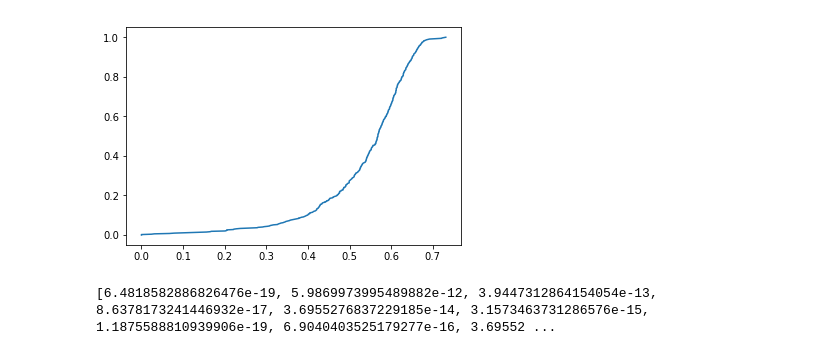
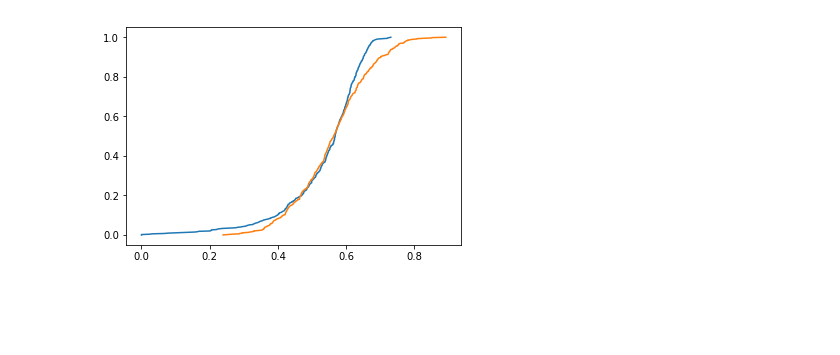
Before and after one commit to rebeccachen0/asiaa, a Jupyter notebook: forward_modeling.ipynb, the cells around one changed output. Cells and saved outputs as stored; diff of their text form; code cells hidden in the pictures; blank space fills up the shorter version.

```diff
--- a/forward_modeling.ipynb
+++ b/forward_modeling.ipynb
@@ -7,3 +9,11 @@ from scipy.stats import halfnorm, kstest, ks_2samp
 mars = np.genfromtxt('harp_mars.dat', usecols=np.arange(0, 9))
 jupiter = np.genfromtxt('harp_jupiter.dat', usecols=np.arange(0, 8))
 uranus = np.genfromtxt('harp_uranus.dat', usecols=np.arange(0, 8))
+# %%
+mars_unc = np.genfromtxt('harp_mars_unc.dat')
+jupiter_unc = np.genfromtxt('harp_jupiter_unc.dat')
+uranus_unc = np.genfromtxt('harp_uranus_unc.dat')
+planets_unc = np.concatenate((mars_unc[:,9], jupiter_unc[:,8], uranus_unc[:,8]), axis=0)
+# %%
+yerr = np.mean(planets_unc[planets_unc!=0])
+print(yerr)
@@ -32,3 +44,15 @@ dates = [datetime.datetime.strptime(str(int(date)),'%Y%m%d') for date in raw_dat
 # %%
 oldest = min(dates)
 days = np.array([np.float64((date - oldest).days) + 1 for date in dates])
+# %%
+def draw_samp(x, m, b, yerr_mu, yerr_sig, bias_mu, bias_sig):
+    result = []
+    yerr = np.random.normal(yerr_mu, yerr_sig, size = len(x))
+#     scatter = np.random.normal(scatter_mu, scatter_sig, size = len(x))
+    bias = halfnorm.rvs(bias_mu, bias_sig, size = len(x))
+#         print(yerr, scatter, bias)
+    result = yerr - bias + (m*x + b)
+    return np.array(result)
+# %%
+sample = draw_samp(days, 0.0, .61, 0.0, .1, 0.0, .07)
+print(sample)
@@ -35,10 +77,12 @@ days = np.array([np.float64((date - oldest).days) + 1 for date in dates])
 # %%
 sort_y = np.sort(planets_etamb)
 p = np.linspace(0, 1, len(planets_etamb))
 data_CDF = lambda x: np.interp(x, sort_y, p)
 
+#plotting CDF of data vs CDF of sample dataset
 plt.figure(1)
 plt.plot(sort_y, p)
+plt.plot(np.sort(sample), p)
 plt.show()
 # %% [output]
-[figure, old version]
+[figure, new version]
@@ -54,12 +88,0 @@ def draw_samp(x, m, b, yerr_mu, yerr_sig, scatter_mu, scatter_sig, bias_mu, bias
-# %%
-def calc1000pval(m, b, yerr_mu, yerr_sig, scatter_mu, scatter_sig, bias_mu, bias_sig):
-    stats = []
-    for i in range(1000):
-        trial = draw_samp(days, m, b, yerr_mu, yerr_sig, scatter_mu, scatter_sig, bias_mu, bias_sig)
-        ks_stat = ks_2samp(planets_etamb, trial)
-        stats.append(ks_stat[1])
-    return stats
-
-print(calc1000pval(m, b, yerr_mu, yerr_sig, scatter_mu, scatter_sig, bias_mu, bias_sig))
-# %% [output]
-[6.4818582886826476e-19, 5.9869973995489882e-12, 3.9447312864154054e-13, 8.6378173241446932e-17, 3.6955276837229185e-14, 3.1573463731286576e-15, 1.1875588810939906e-19, 6.9040403525179277e-16, 3.69552 ...
```
Also changed, not shown: parts of 17 cells of this notebook, 9 other files.
